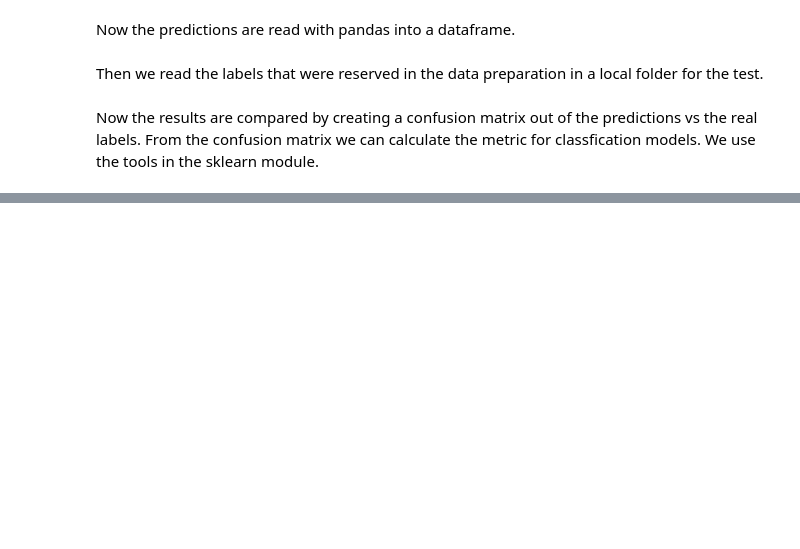
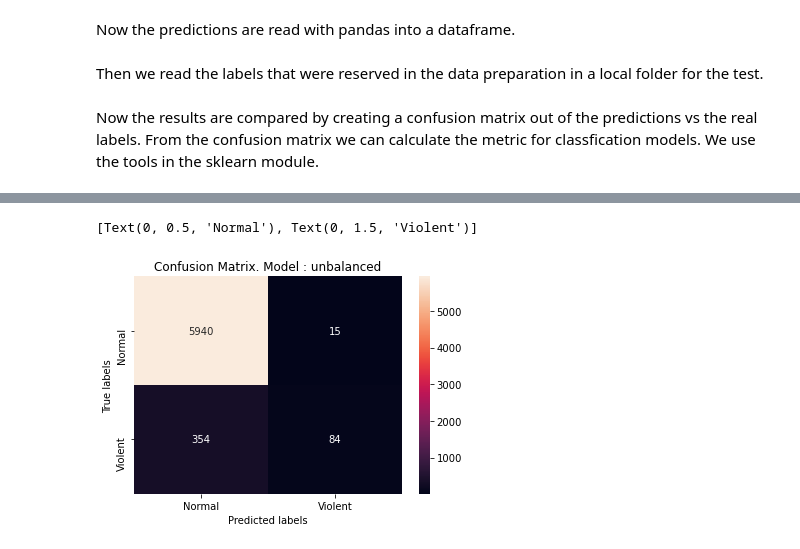
Before and after one commit to Esteban-7/Twitter-Sentiment-Analysis, a Jupyter notebook: Model.ipynb, the cells around one changed output, grey strips where cells are left out. Saved outputs shown, nothing was run; the diff lists cells and outputs as text; code cells hidden in the pictures; blank space fills up the shorter version.

Commit message:
Model fit and depoy
Fit of all 4 models. Chose 1. Test deployment.

```diff
--- a/Model.ipynb
+++ b/Model.ipynb
@@ -181,15 +184,18 @@ array([[5933,   14],
 # %%
 import seaborn as sns
 import matplotlib.pyplot as plt
 
 ax= plt.subplot()
 sns.heatmap(cm, annot=True, fmt='g', ax=ax)  #annot=True to annotate cells, ftm='g' to disable scientific notation
 
 # labels, title and ticks
 ax.set_xlabel('Predicted labels');ax.set_ylabel('True labels')
-ax.set_title('Confusion Matrix. Model : {version}')
+ax.set_title(f'Confusion Matrix. Model : {version}')
 ax.xaxis.set_ticklabels(['Normal', 'Violent'])
 ax.yaxis.set_ticklabels(['Normal', 'Violent'])
+# %% [output]
+[Text(0, 0.5, 'Normal'), Text(0, 1.5, 'Violent')]
+[figure, added]
 # %%
 from sklearn.metrics import accuracy_score, precision_score, recall_score
 print(f"Model version: {version}")
```
Also changed, not shown: parts of 128 cells of this notebook, 1 other file.
